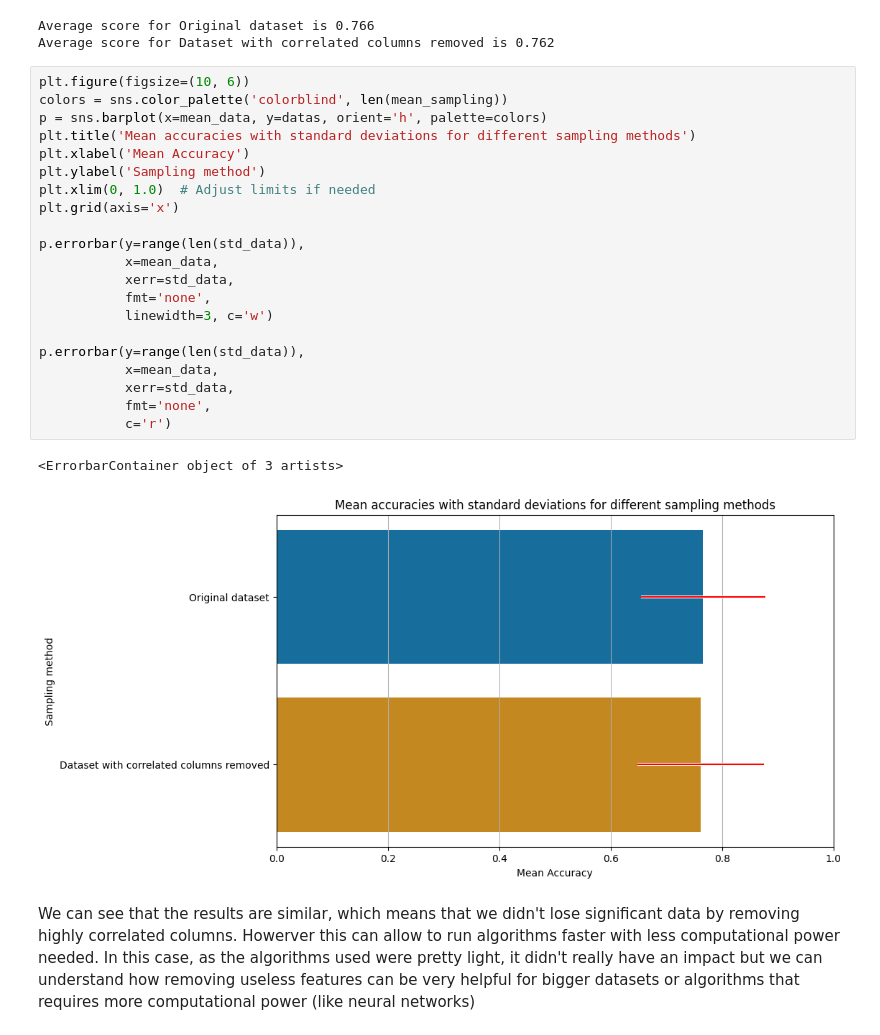
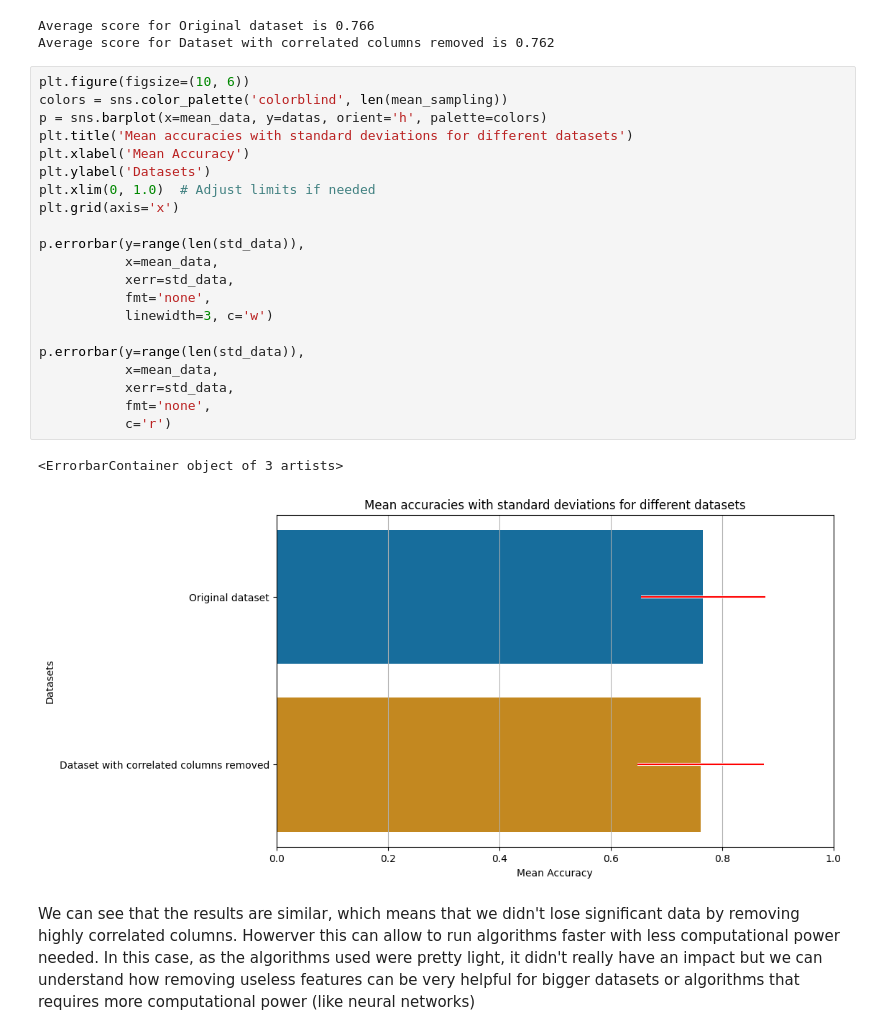
Before and after one commit to Matteo-LG/data_mining_project, a Jupyter notebook: 2_classification.ipynb, the cells around one changed output. Cells and saved outputs as stored; diff of their text form.

Commit message:
Added figures

```diff
--- a/2_classification.ipynb
+++ b/2_classification.ipynb
@@ -177,26 +177,26 @@ Average score for Dataset with correlated columns removed is 0.762
 # %%
 plt.figure(figsize=(10, 6))
 colors = sns.color_palette('colorblind', len(mean_sampling))
 p = sns.barplot(x=mean_data, y=datas, orient='h', palette=colors)
-plt.title('Mean accuracies with standard deviations for different sampling methods')
+plt.title('Mean accuracies with standard deviations for different datasets')
 plt.xlabel('Mean Accuracy')
-plt.ylabel('Sampling method')
+plt.ylabel('Datasets')
 plt.xlim(0, 1.0)  # Adjust limits if needed
 plt.grid(axis='x')
 
 p.errorbar(y=range(len(std_data)),
            x=mean_data,
            xerr=std_data,
            fmt='none',
            linewidth=3, c='w')
 
 p.errorbar(y=range(len(std_data)),
            x=mean_data,
            xerr=std_data,
            fmt='none',
            c='r')
 # %% [output]
 <ErrorbarContainer object of 3 artists>
-[figure, old version]
+[figure, new version]
 # %% [markdown]
 We can see that the results are similar, which means that we didn't lose significant data by removing highly correlated columns. Howerver this can allow to run algorithms faster with less computational power needed. In this case, as the algorithms used were pretty light, it didn't really have an impact but we can understand how removing useless features can be very helpful for bigger datasets or algorithms that requires more computational power (like neural networks)
```
Also changed, not shown: 9 other files.
